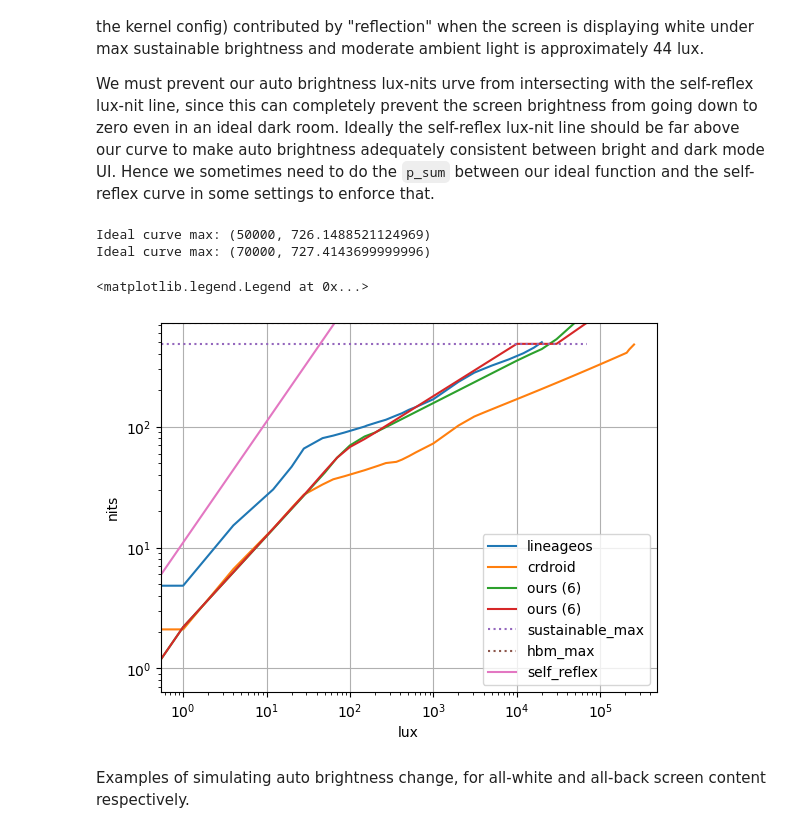
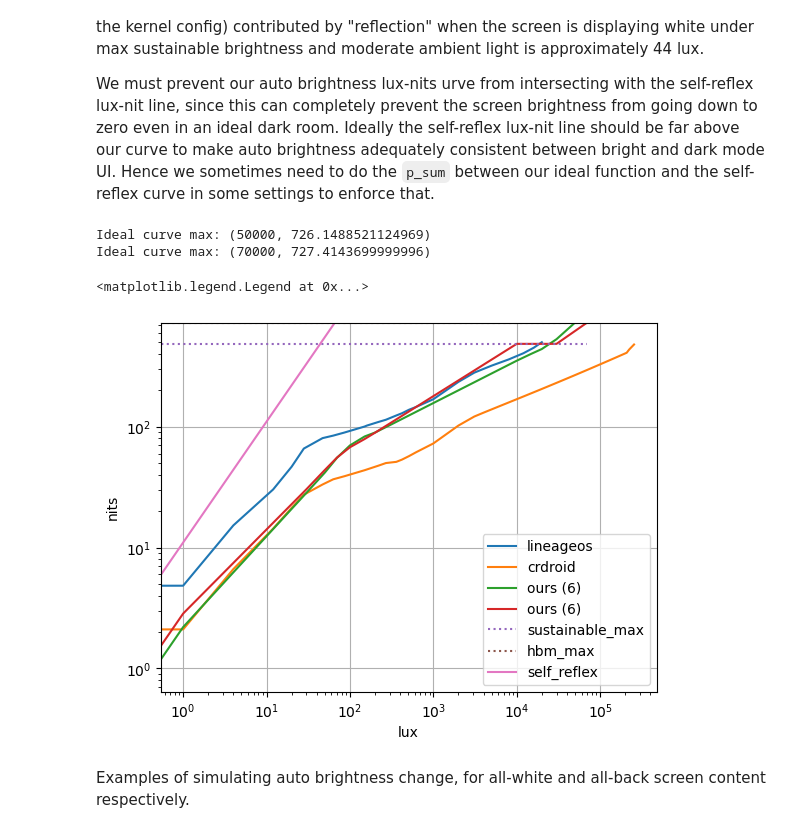
Before and after one commit to yezhiyi9670-aosp-forks/shared-android_device_oneplus_lemonades, a Jupyter notebook: docs/brightness_remap_calculations/calc.ipynb, the cells around one changed output. Saved outputs shown, nothing was run; the diff lists cells and outputs as text; code cells hidden in the pictures.

```diff
--- a/docs/brightness_remap_calculations/calc.ipynb
+++ b/docs/brightness_remap_calculations/calc.ipynb
@@ -412,37 +412,37 @@ auto_luxs, auto_nits = make_auto_brightness_map(lambda v:
     log_piecewise_linear(
         v,
         0.1,
-        (1, 2.2),
+        (1, key_nits[I_STOCK_MIN]),
         (80, 60),
         (10000, key_nits[I_SUSTAINABLE_MAX] * .9999),
     ) if v <= 10000 else
     key_nits[I_SUSTAINABLE_MAX] * .9999 if v < 30000 else
     log_piecewise_linear(
         v,
         0.1,
         (30000, key_nits[I_SUSTAINABLE_MAX]),
         (70000, key_nits[I_HBM_MAX]),
     )
 )
 plt.plot(auto_luxs, auto_nits, label='ours (6)')
 print(f'Ideal curve max: ({max(*auto_luxs)}, {max(*auto_nits)})')
 
 plt.plot(auto_luxs, [ key_nits[I_SUSTAINABLE_MAX] for v in auto_luxs ], label='sustainable_max', linestyle='dotted')
 plt.plot(auto_luxs, [ key_nits[I_HBM_MAX] for v in auto_luxs ], label='hbm_max', linestyle='dotted')
 plt.xscale('log')
 plt.yscale('log')
 plt.xlabel('lux')
 plt.ylabel('nits')
 plt.ylim(0, key_nits[I_HBM_MAX])
 
 plt.plot(*make_auto_brightness_map(self_reflex_lux_to_nit), label='self_reflex')
 plt.grid()
 plt.legend()
 # %% [output]
 Ideal curve max: (50000, 726.1488521124969)
 Ideal curve max: (70000, 727.4143699999996)
 <matplotlib.legend.Legend at 0x...>
-[figure, old version]
+[figure, new version]
 # %% [markdown]
 Examples of simulating auto brightness change, for all-white and all-back screen content respectively.
 # %%
```
Also changed, not shown: parts of 3 cells of this notebook, 2 other files.
